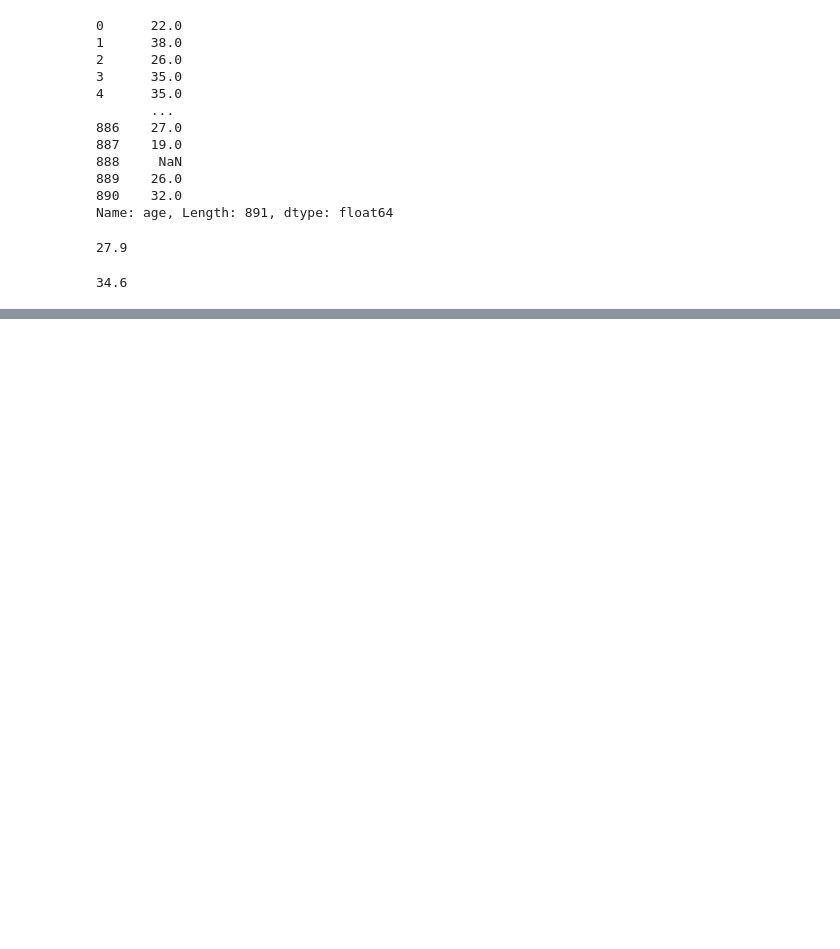
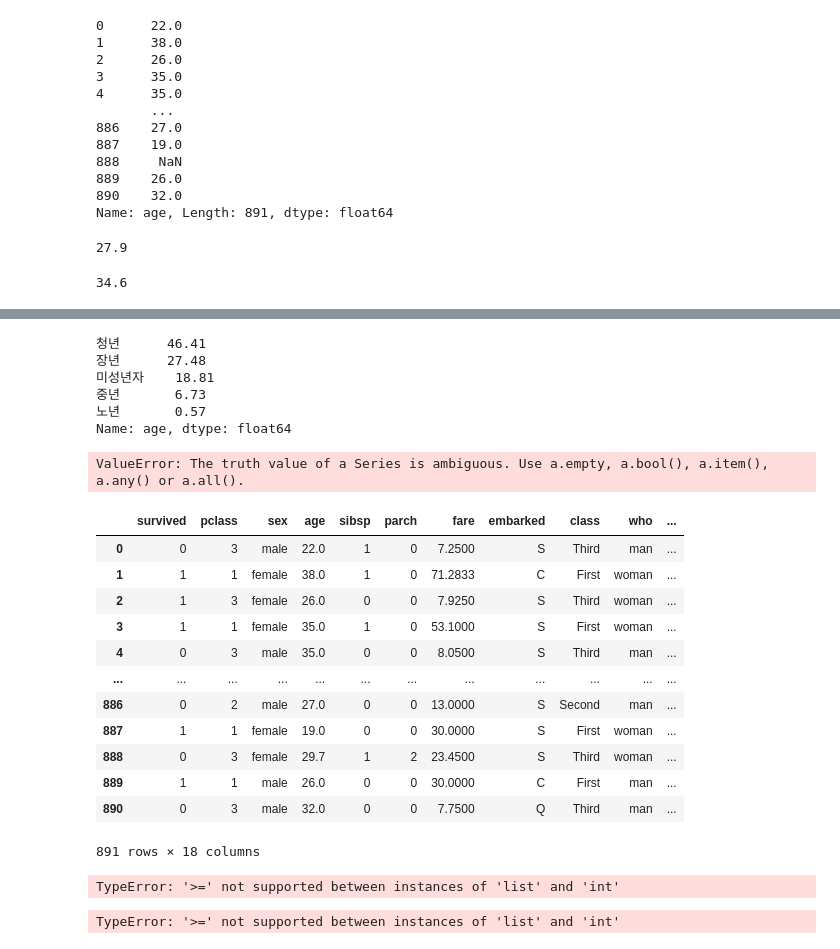
Before and after one commit to joohyeona/Encore-Data-Analysis-29th, a Jupyter notebook: Pandas.ipynb, the cells around one changed output, grey strips where cells are left out. Cells and saved outputs as stored; diff of their text form; code cells hidden in the pictures; blank space fills up the shorter version.

```diff
--- a/Pandas.ipynb
+++ b/Pandas.ipynb
@@ -1721,0 +2311,33 @@ round( titanic[ (titanic['pclass']==1) & (titanic['sex']=='female')]['age'].mean
+# %%
+print(round(titanicAgeCut*100, 2))
+# %% [output]
+청년      46.41
+장년      27.48
+미성년자    18.81
+중년       6.73
+노년       0.57
+Name: age, dtype: float64
+# %%
+titanic['category3'] = titanic[['age']].apply(
+    lambda a: titanic.category2 + titanic.sex(lambda s: '남성' if s=='male' else '여성')
+    if a>=20 else '미성년자'
+)
+titanic
+# %% [output]
+ValueError: The truth value of a Series is ambiguous. Use a.empty, a.bool(), a.item(), a.any() or a.all().
+# %%
+titanic
+# %% [output]
+|  | survived | pclass | sex | age | sibsp | parch | fare | embarked | class | who | ... |
+| 0 | 0 | 3 | male | 22.0 | 1 | 0 | 7.2500 | S | Third | man | ... |
+| 1 | 1 | 1 | female | 38.0 | 1 | 0 | 71.2833 | C | First | woman | ... |
+| 2 | 1 | 3 | female | 26.0 | 0 | 0 | 7.9250 | S | Third | woman | ... |
+| 3 | 1 | 1 | female | 35.0 | 1 | 0 | 53.1000 | S | First | woman | ... |
+| 4 | 0 | 3 | male | 35.0 | 0 | 0 | 8.0500 | S | Third | man | ... |
+| ... | ... | ... | ... | ... | ... | ... | ... | ... | ... | ... | ... |
+| 886 | 0 | 2 | male | 27.0 | 0 | 0 | 13.0000 | S | Second | man | ... |
+| 887 | 1 | 1 | female | 19.0 | 0 | 0 | 30.0000 | S | First | woman | ... |
+| 888 | 0 | 3 | female | 29.7 | 1 | 2 | 23.4500 | S | Third | woman | ... |
+| 889 | 1 | 1 | male | 26.0 | 0 | 0 | 30.0000 | C | First | man | ... |
+| 890 | 0 | 3 | male | 32.0 | 0 | 0 | 7.7500 | Q | Third | man | ... |
+891 rows × 18 columns
@@ -1721,0 +2353,8 @@ round( titanic[ (titanic['pclass']==1) & (titanic['sex']=='female')]['age'].mean
+# %%
+titanic['category3'] = titanic.apply(cat3([titanic['age']]))
+# %% [output]
+TypeError: '>=' not supported between instances of 'list' and 'int'
+# %%
+cat3([[titanic.age]])
+# %% [output]
+TypeError: '>=' not supported between instances of 'list' and 'int'
```
Also changed, not shown: parts of 60 cells of this notebook.
